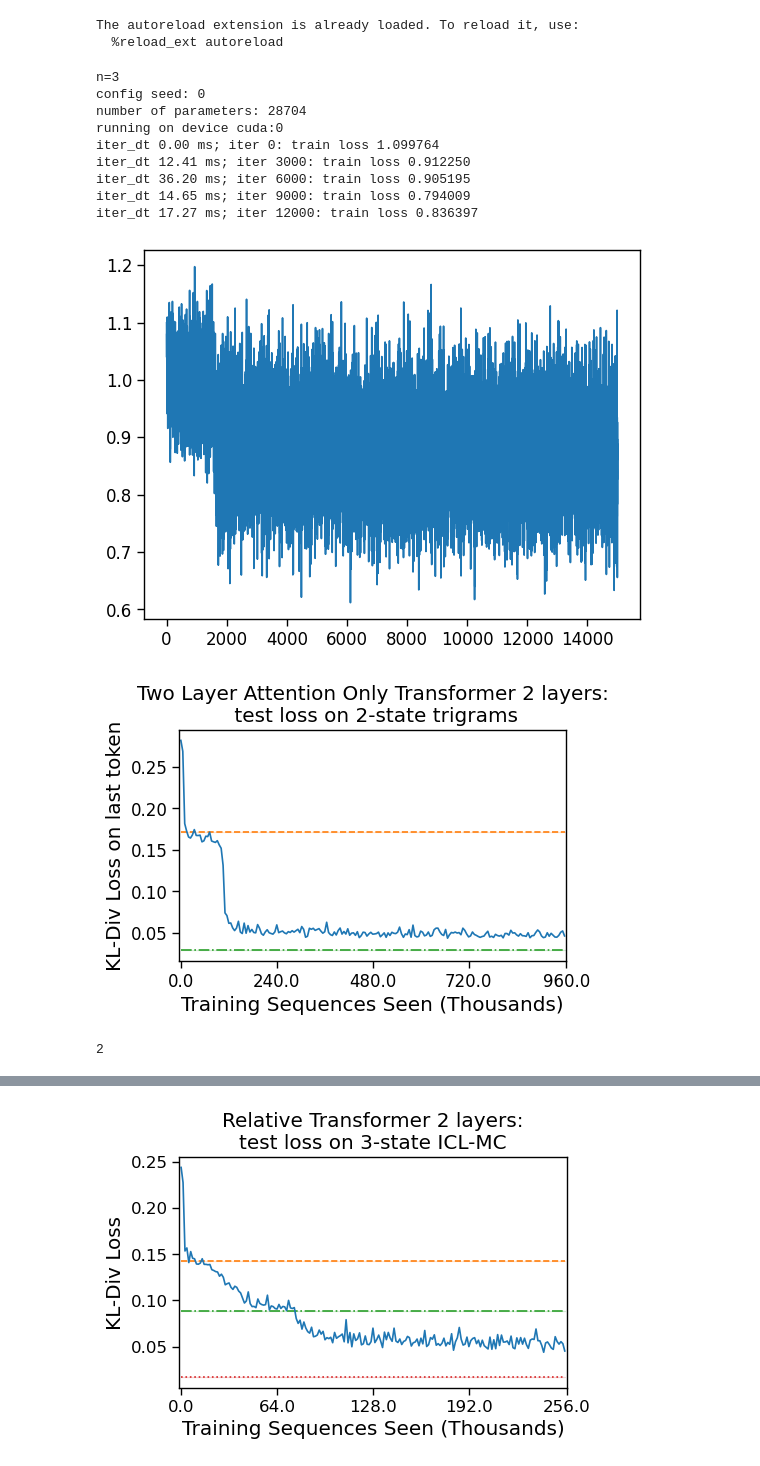
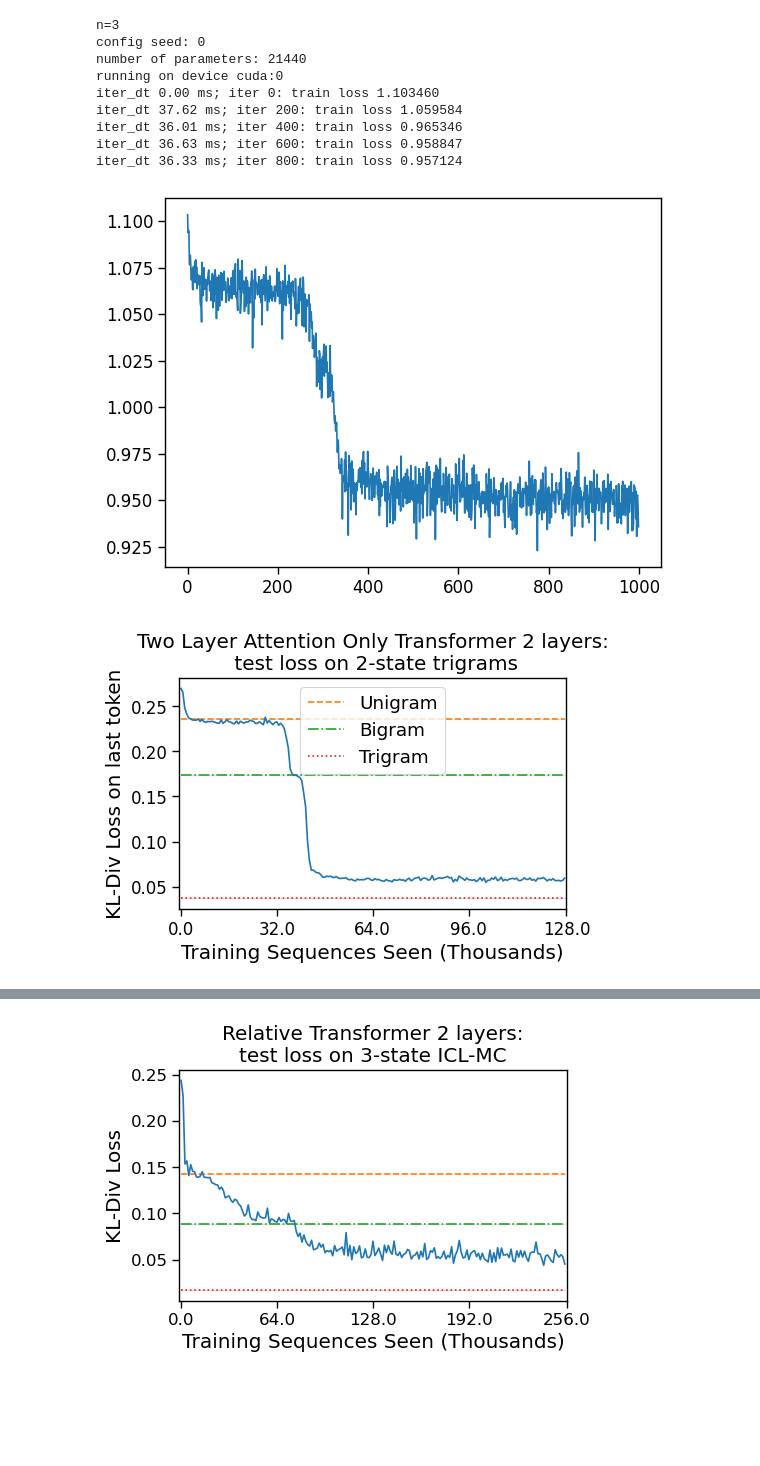
Before and after one commit to EzraEdelman/Evolution-of-Statistical-Induction-Heads, a Jupyter notebook: plots.ipynb, the cells around one changed output, grey strips where cells are left out. Drawn from its saved outputs; the diff is of its cells as text; code cells hidden in the pictures; blank space fills up the shorter version.

```diff
--- a/plots.ipynb
+++ b/plots.ipynb
@@ -14,7 +14,10 @@ import importlib
 sns.set_context("paper", font_scale=1.5)
 matplotlib.rcParams.update({'xtick.labelsize': 12})
 matplotlib.rcParams.update({'ytick.labelsize': 12})
-device = torch.device("cuda:0" if torch.cuda.is_available() else "cpu")
+# device = torch.device("cuda:0" if torch.cuda.is_available() else "cpu")
+# training_pipeline.device = "cpu"
+device = training_pipeline.device
+
 default = training_pipeline.get_default_config()
 histories = []
 datem = []
@@ -24,20 +27,10 @@ seeds = [0]
 n = 3
 path = "blog"
 def get_test_sets(config):
-
-  if default.vocab_size >= 4 or default.n != 2:
-    return None, None
-  if config.vocab_size == 3:
-    bigram_dataset = datasets.doubly_stochastic_3('test', 1, n, config.block_size+1, num_symbols = config.vocab_size,)
-    unigram_dataset = datasets.unigram_3('test', 1, n, config.block_size+1, num_symbols=config.vocab_size)
-  if default.vocab_size == 2:
-      bigram_dataset = datasets.interpolate('test', 1, config.block_size+1, 2)
-      unigram_dataset = datasets.interpolate('test', 0, config.block_size+1, 2)
+  bigram_dataset = datasets.doubly_stochastic('test', config.block_size+1, num_symbols = config.vocab_size,)
+  unigram_dataset = datasets.unigram('test', config.block_size+1, num_symbols=config.vocab_size)
 
   return bigram_dataset, unigram_dataset
-# %% [output]
-The autoreload extension is already loaded. To reload it, use:
-  %reload_ext autoreload
 # %%
 default = training_pipeline.get_default_config()
 histories, datem, bigram_data, unigram_data = [], [], [], []
@@ -45,21 +38,22 @@ histories, datem, bigram_data, unigram_data = [], [], [], []
 # default.model_type = 'Attention-Only Relative positions Transformer'
 print(f"n={n}")
 default.vocab_size = 3
-# default.n_head = n - 1
-default.n_head = 1
-default.n_embd = 16 * default.n_head * 3
+default.n_head = n - 1
+# default.n_head = 1
+default.n_embd = 16 * default.n_head #* 3
 default.n_layer = 2
-default.max_iters = 15000
+default.max_iters = 500
 default.n = n
-# default.block_size = 200
+default.block_size = 200
 default.batch_size = 128
-default.dataset = datasets.ngrams('train', n, default.block_size+1, default.vocab_size, last_token_only=True, uniform_prior=False)
-# default.learning_rate = 4e-3
-default.learning_rate = 5e-4
+# default.batch_size = 64
+default.dataset = datasets.ngrams('train', n, default.block_size+1, default.vocab_size, last_token_only=False)
+default.learning_rate = 4e-3
+# default.learning_rate = 5e-4
 
 name = f"{default.vocab_size}transformer_symb_{n}gram"
 # test_dataset = datasets.ngrams_simple('test', n, default.block_size+1, default.vocab_size)
-test_dataset = datasets.ngrams('test', n, default.block_size+1, default.vocab_size, uniform_prior=False)
+test_dataset = datasets.ngrams('test', n, default.block_size+1, default.vocab_size)
 # test_dataset = default.dataset
 if default.vocab_size < 4 and default.n == 2:
     bigram_dataset, unigram_dataset = get_test_sets(default)
@@ -79,42 +73,39 @@ for model_history in histories:
     #     data = test_error.test_last_token(model_history, bigram_dataset, device)
     #     bigram_data.append(data)
     #     data = test_error.test_last_token(model_history, unigram_dataset, device)
     #     unigram_data.append(data)
 
 axes = graphing_pipeline.test_loss(datem, default)
+plt.legend()
 plt.show()
 # # plt.savefig(f"{path}/{name}_test_loss.pdf", format='pdf', bbox_inches='tight')
 # plt.show()
 # for lab, i in enumerate(datem[-1][1]):
 #     plt.plot((i,)*len(datem[-1][0]), label = f"{lab}")
 # plt.legend()
 # plt.show()
 
 # print(datem[-1][1][:100])
 
 # fig, axes = graphing_pipeline.pos_encode_graph(model_history, datem, default)
 # # plt.savefig(f"{path}/{name}_pos.pdf", format='pdf', bbox_inches='tight')
 # plt.show()
 # if default.vocab_size < 4 and default.n == 2:
 #     fig, axes = graphing_pipeline.out_of_distribution(datem, unigram_data, bigram_data, default)
 #     # plt.savefig(f"{path}/{name}_loss.pdf", format='pdf', bbox_inches='tight')
 #     plt.show()
 # axes = graphing_pipeline.similarity(datem, default)
 # # plt.savefig(f"{path}/{name}_similarity.pdf", format='pdf', bbox_inches='tight')
 # plt.show()
 # %% [output]
 n=3
 config seed: 0
-number of parameters: 28704
+number of parameters: 21440
 running on device cuda:0
-iter_dt 0.00 ms; iter 0: train loss 1.099764
-iter_dt 12.41 ms; iter 3000: train loss 0.912250
-iter_dt 36.20 ms; iter 6000: train loss 0.905195
-iter_dt 14.65 ms; iter 9000: train loss 0.794009
-iter_dt 17.27 ms; iter 12000: train loss 0.836397
+iter_dt 0.00 ms; iter 0: train loss 1.103460
+iter_dt 37.62 ms; iter 200: train loss 1.059584
+iter_dt 36.01 ms; iter 400: train loss 0.965346
+iter_dt 36.63 ms; iter 600: train loss 0.958847
+iter_dt 36.33 ms; iter 800: train loss 0.957124
-[figure, old version]
+[figure, new version]
-[figure, old version]
+[figure, new version]
-# %%
-print(n)
-# %% [output]
-2
```
Also changed, not shown: parts of 2 cells of this notebook, 4 other files.
